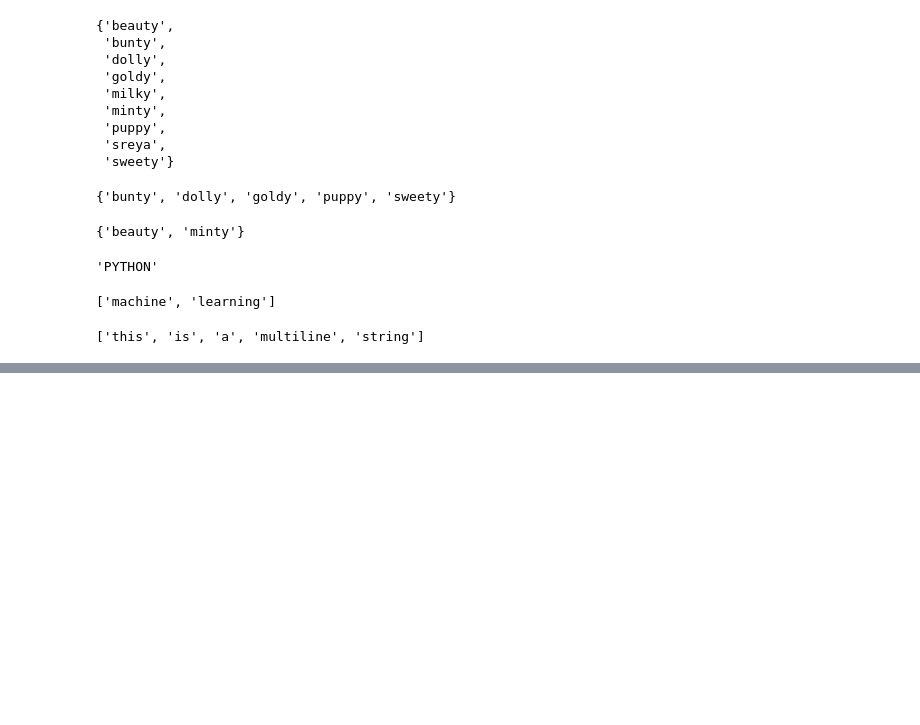
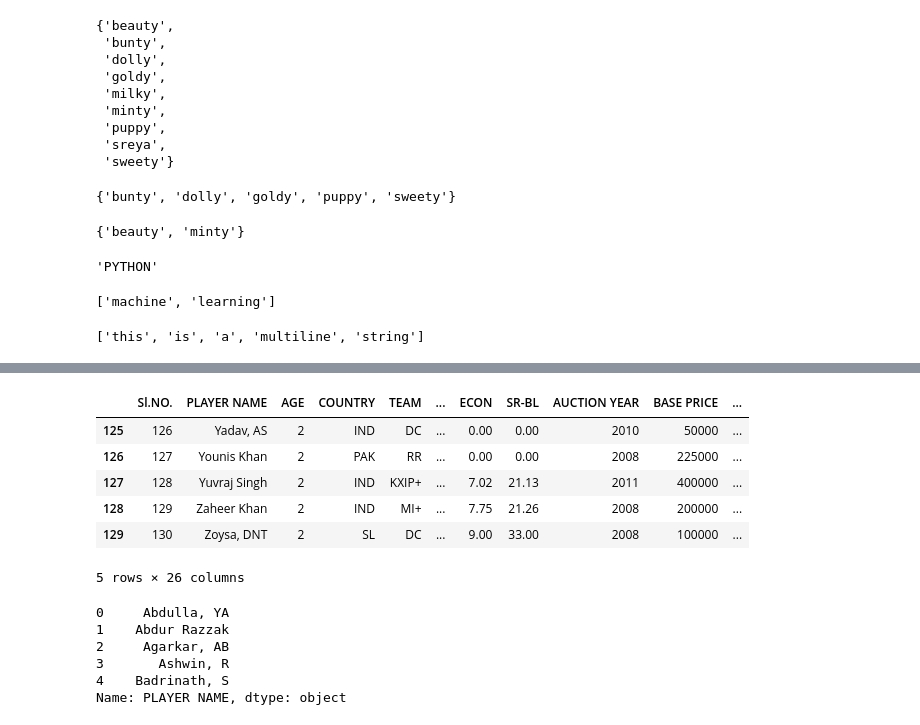
Before and after one commit to sravanirachamalla/MLA2021, a Jupyter notebook: practice.ipynb, the cells around one changed output, grey strips where cells are left out. Saved outputs shown, nothing was run; the diff lists cells and outputs as text; code cells hidden in the pictures; blank space fills up the shorter version.

```diff
--- a/practice.ipynb
+++ b/practice.ipynb
@@ -179,0 +290,19 @@ tokens
+# %%
+ipl_df[-5:]
+# %% [output]
+|  | Sl.NO. | PLAYER NAME | AGE | COUNTRY | TEAM | ... | ECON | SR-BL | AUCTION YEAR | BASE PRICE | ... |
+| 125 | 126 | Yadav, AS | 2 | IND | DC | ... | 0.00 | 0.00 | 2010 | 50000 | ... |
+| 126 | 127 | Younis Khan | 2 | PAK | RR | ... | 0.00 | 0.00 | 2008 | 225000 | ... |
+| 127 | 128 | Yuvraj Singh | 2 | IND | KXIP+ | ... | 7.02 | 21.13 | 2011 | 400000 | ... |
+| 128 | 129 | Zaheer Khan | 2 | IND | MI+ | ... | 7.75 | 21.26 | 2008 | 200000 | ... |
+| 129 | 130 | Zoysa, DNT | 2 | SL | DC | ... | 9.00 | 33.00 | 2008 | 100000 | ... |
+5 rows × 26 columns
+# %%
+ipl_df['PLAYER NAME'][0:5]
+# %% [output]
+0     Abdulla, YA
+1    Abdur Razzak
+2     Agarkar, AB
+3       Ashwin, R
+4    Badrinath, S
+Name: PLAYER NAME, dtype: object
```
Also changed, not shown: parts of 22 cells of this notebook.
